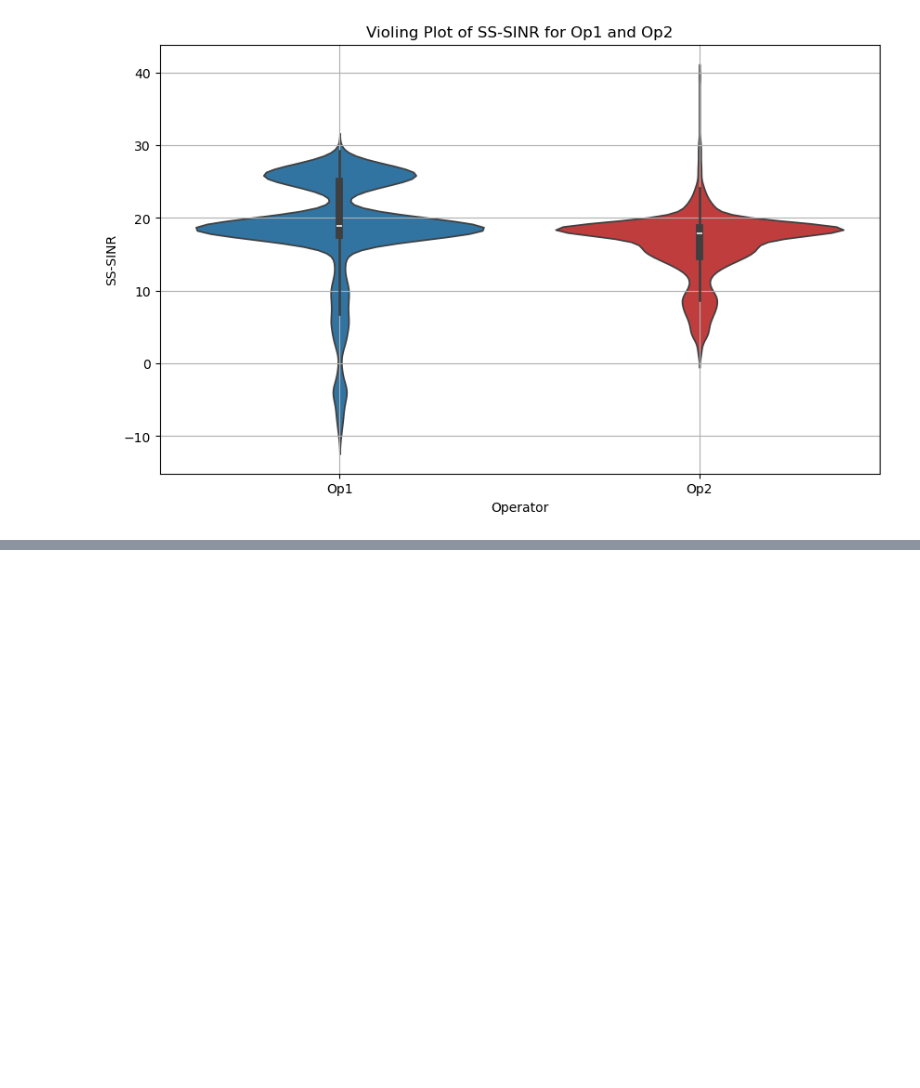
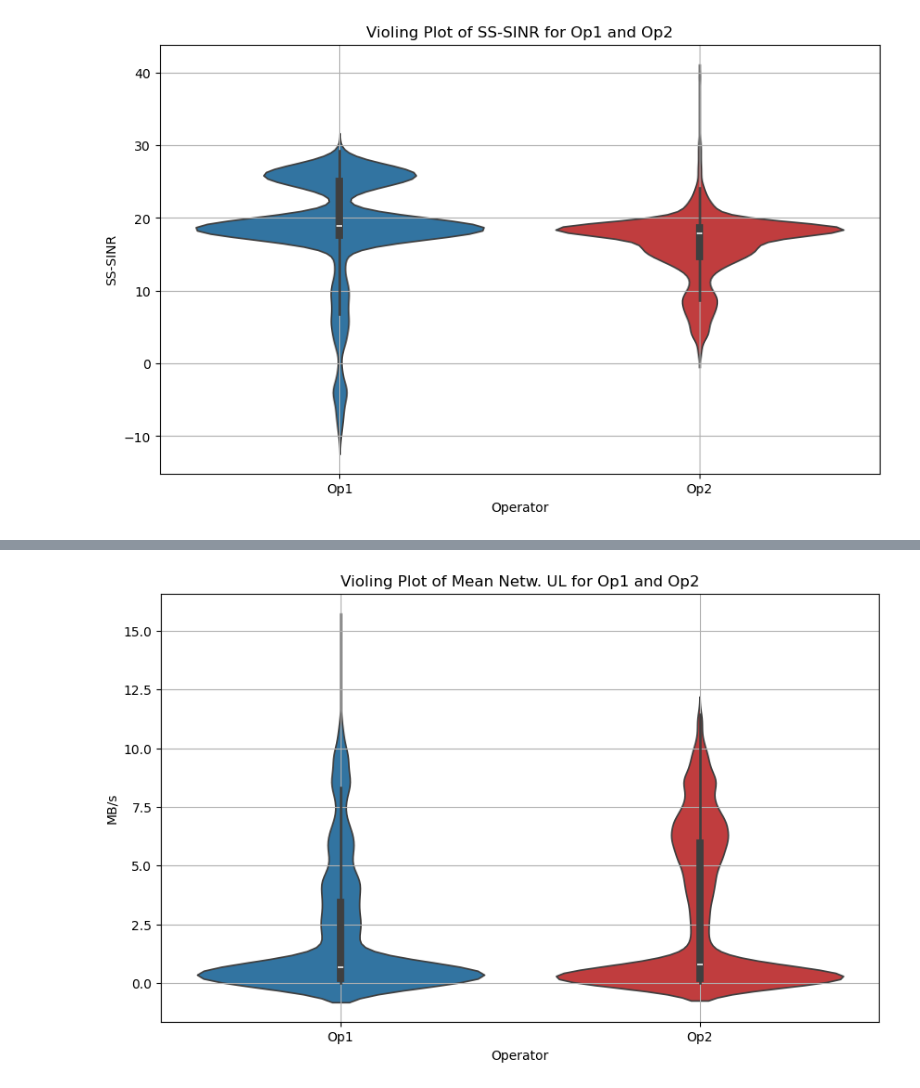
Before and after one commit to carolinevannebo/Remote-Education, a Jupyter notebook: IN5060_Caro.ipynb, the cells around one changed output, grey strips where cells are left out. Saved outputs shown, nothing was run; the diff lists cells and outputs as text; code cells hidden in the pictures; blank space fills up the shorter version.

```diff
--- a/IN5060_Caro.ipynb
+++ b/IN5060_Caro.ipynb
@@ -168,0 +314,4 @@ Amount of rows with Op2: 3549
+# %%
+plot_violin_t(mean_net_ul, combined_data_t)
+# %% [output]
+[figure, added]
```
Also changed, not shown: parts of 15 cells of this notebook.
